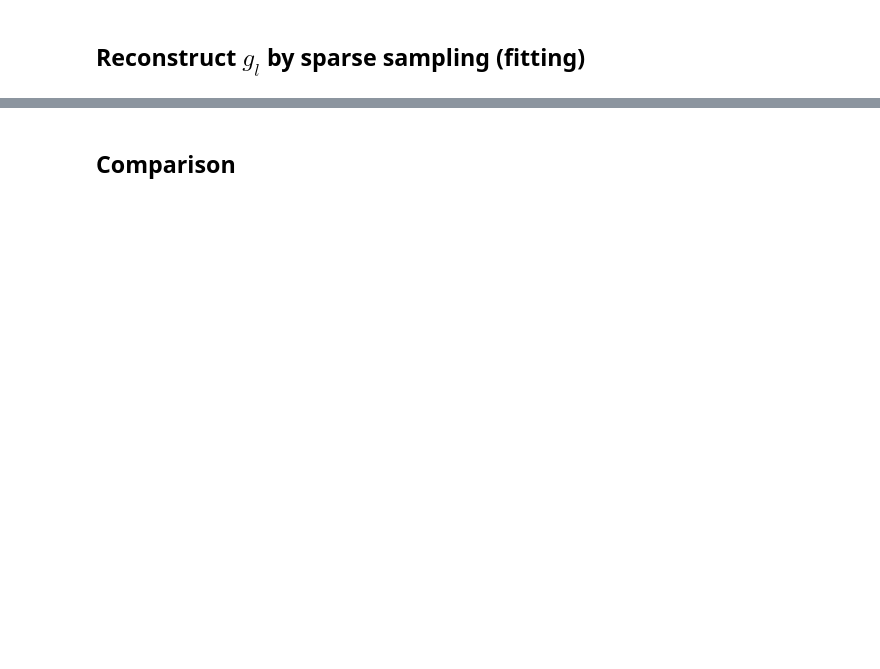
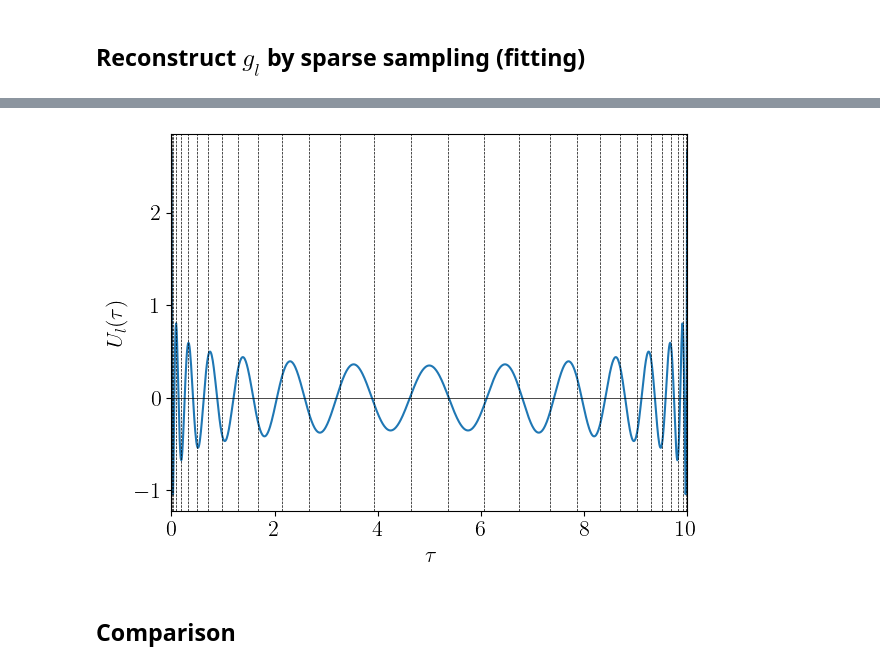
Before and after one commit to shinaoka/numerical_recipes_many_body_physics, a Jupyter notebook: julia/section7.ipynb, the cells around one changed output, grey strips where cells are left out. Cells and saved outputs as stored; diff of their text form; code cells hidden in the pictures; blank space fills up the shorter version.

```diff
--- a/julia/section7.ipynb
+++ b/julia/section7.ipynb
@@ -108,9 +109,9 @@ gl_reconst = basis.u.overlap(eval_gtau)
 # %% [markdown]
 ## Reconstruct $g_l$ by sparse sampling (fitting)
 # %%
-smpl = irbasis3.TauSampling(basis)
+smpl = TauSampling(basis)
 println("Sampling points: ", smpl.sampling_points)
 println("Condition number: ", smpl.cond)
-gl_reconst_sparse = smpl.fit(eval_gtau(smpl.sampling_points))
+gl_reconst_sparse = fit(smpl, eval_gtau(smpl.sampling_points))
 # %% [output]
 Sampling points: [0.012540375107178717, 0.025080750214357433, 0.084608404998333, 0.1796989521454872, 0.31247002491447273, 0.4859594077678564, 0.7042195121898956, 0.9723734269125226, 1.2965285468854475 ...
@@ -135,15 +136,17 @@ Condition number: 5.89770217368647
 # %%
-dim = basis.size
+dim = size(basis)
 plt.plot(taus, basis.u[dim](taus))
 plt.plot(taus, zero(taus), ls="-", color="k", marker="", lw=0.5)
 for x in smpl.sampling_points
     plt.axvline(x=x, ls="--", lw=0.5, color="k")
 end
 plt.xlabel(L"$\tau$")
 plt.ylabel(L"$U_l(\tau)$")
 plt.xlim([0, beta])
 plt.tight_layout()
 plt.savefig("sampling_points_tau_julia.pdf")
+# %% [output]
+[figure, added]
 # %% [markdown]
 ## Comparison
 # %%
```
Also changed, not shown: parts of 12 cells of this notebook, 3 other files.
